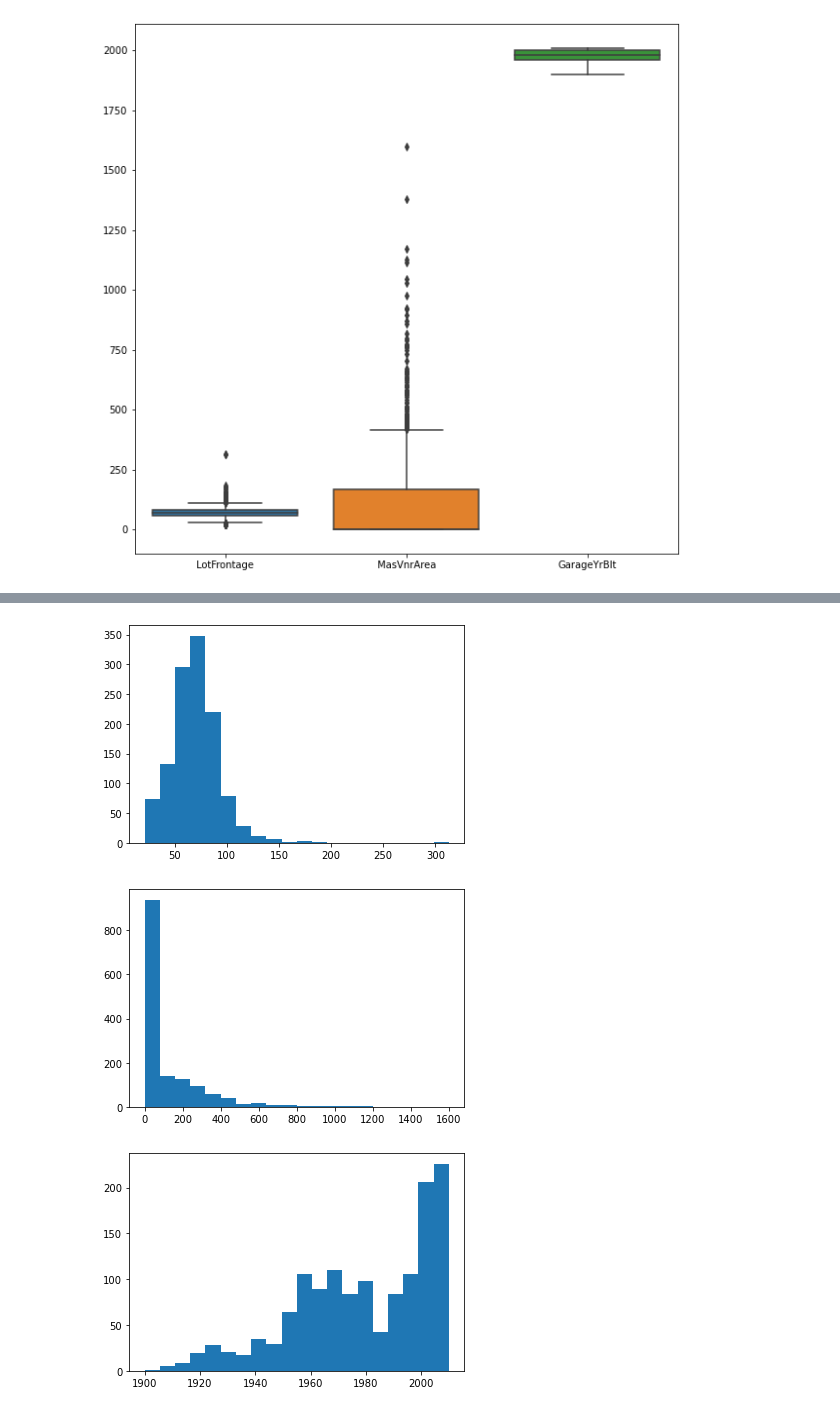
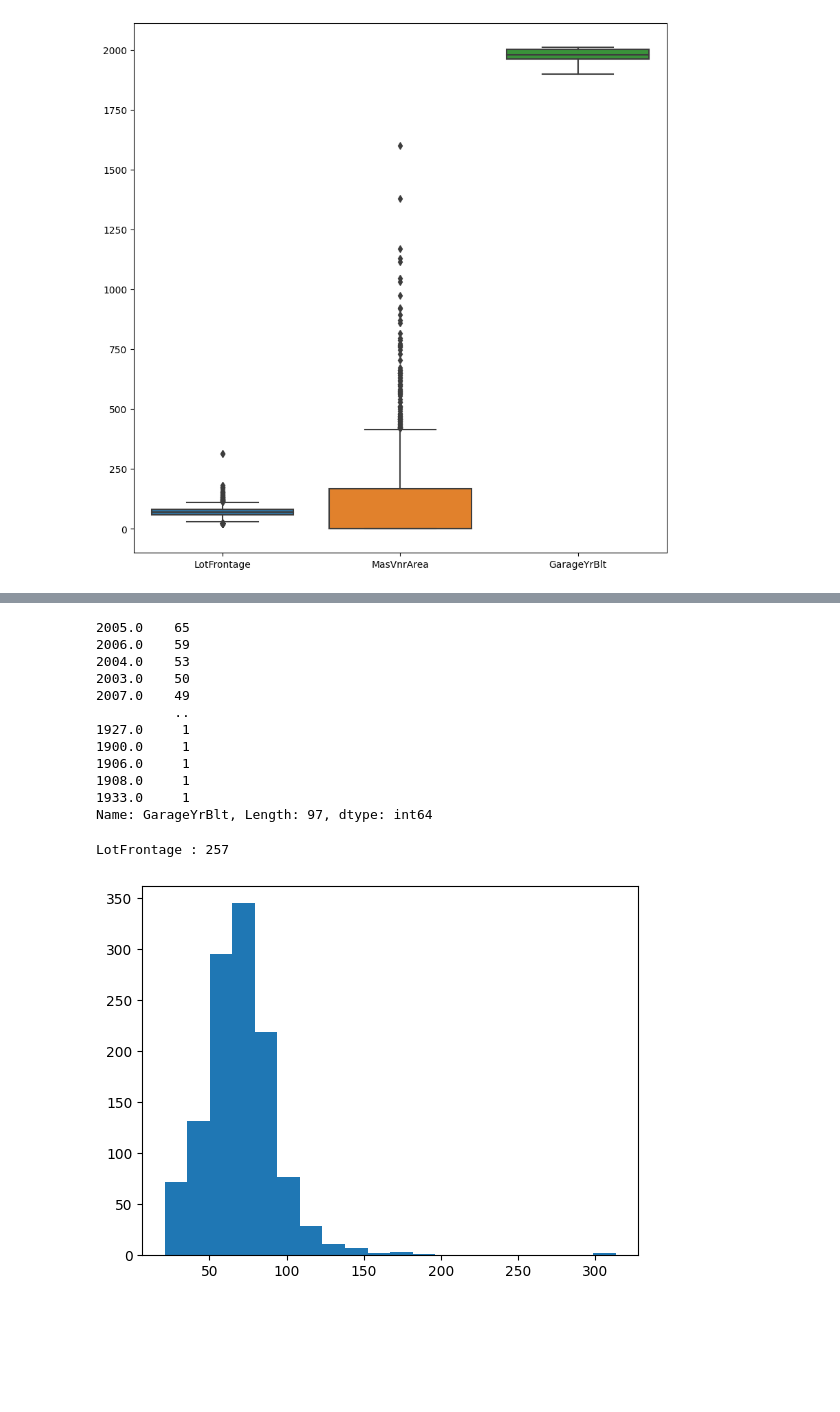
Before and after one commit to OdyAsh/ml-problems, a Jupyter notebook: Assignment 1/All Group Members/Regression.ipynb, the cells around one changed output, grey strips where cells are left out. Drawn from its saved outputs; the diff is of its cells as text; code cells hidden in the pictures; blank space fills up the shorter version.

Commit message:
imputed values

```diff
--- a/Assignment 1/All Group Members/Regression.ipynb
+++ b/Assignment 1/All Group Members/Regression.ipynb
@@ -188,11 +198,39 @@ plt.show()
+# %%
+df.GarageYrBlt.value_counts()
+# %% [output]
+2005.0    65
+2006.0    59
+2004.0    53
+2003.0    50
+2007.0    49
+          ..
+1927.0     1
+1900.0     1
+1906.0     1
+1908.0     1
+1933.0     1
+Name: GarageYrBlt, Length: 97, dtype: int64
+# %%
+yrMean = df.GarageYrBlt.value_counts().iloc[:5].index.to_numpy().mean() # mean of the 5 highest common dates
+# %%
+df['GarageYrBlt'] = df['GarageYrBlt'].fillna(yrMean)
+# %%
+# since the number of missing values for "MasVnrArea" is just 8, we can drop these rows
+df = df[df['MasVnrArea'].notna()]
+# %%
+cols = []
+for col in df:
+    if (df[col].isnull().sum() > 0):
+        print(col,":", df[col].isnull().sum())
+        cols.append(col)
+# %% [output]
+LotFrontage : 257
 # %%
 temp = df[cols]
 mu, sigma = 0.5, 0.1
-for i in range(0,3):
+for i in range(len(temp.columns)):
     #count, bins, ignored = plt.hist(temp[temp.columns[i]], 20)
     plt.hist(temp[temp.columns[i]], bins=20)
     plt.show()
 # %% [output]
-[figure, old version]
+[figure, new version]
-[figure, removed]
-[figure, removed]
```
Also changed, not shown: parts of 19 cells of this notebook, 2 other files.
